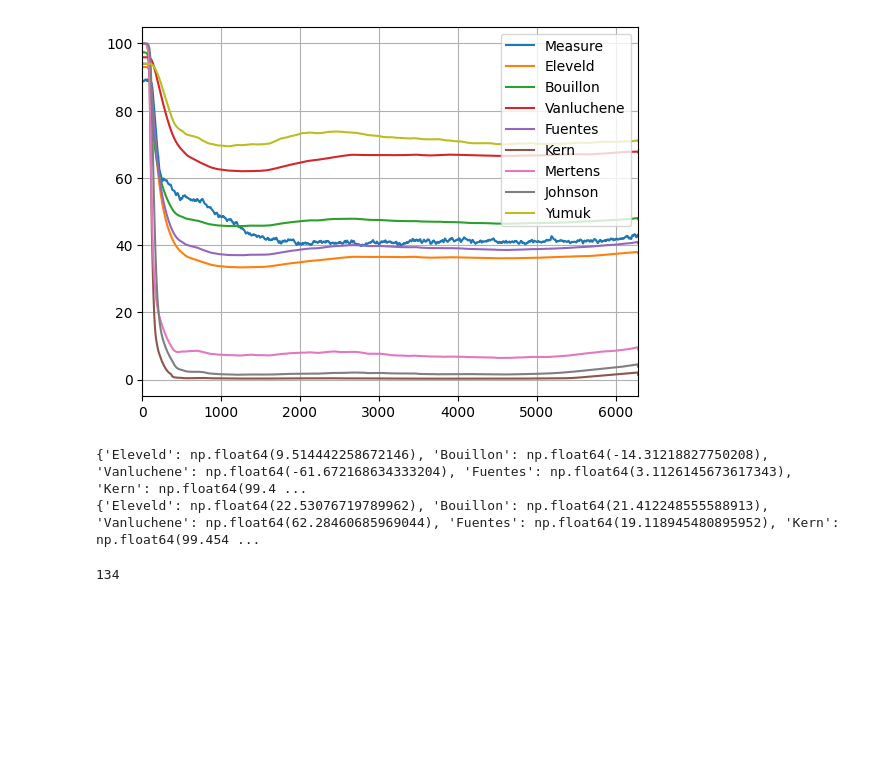
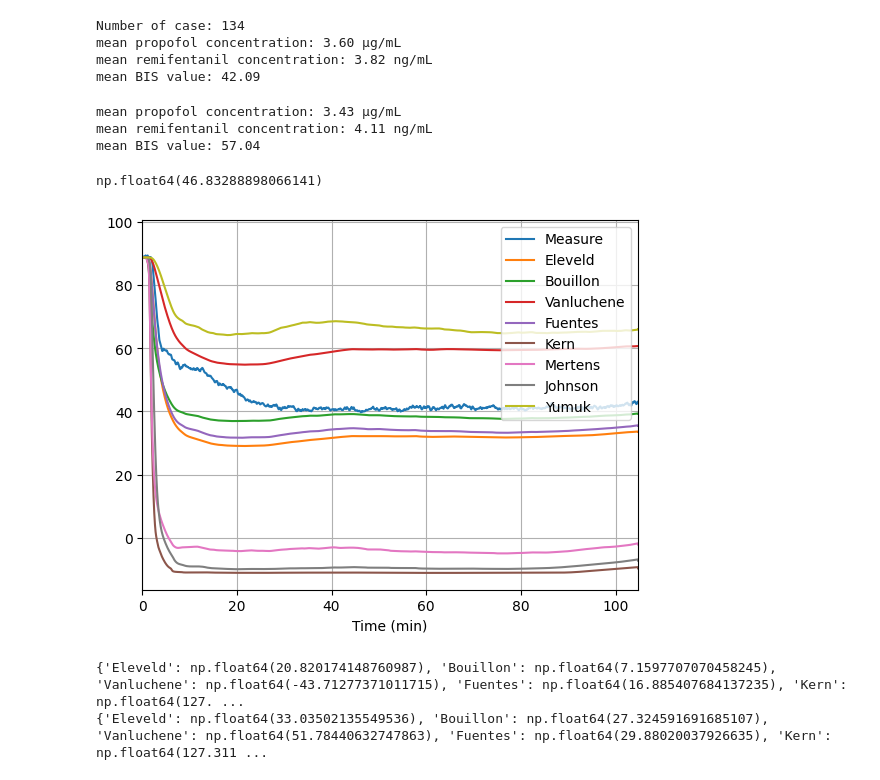
Before and after one commit to AnesthesiaSimulation/stimuli_effect_identification, a Jupyter notebook: scripts/bis_model_comparison.ipynb, the cells around one changed output. Saved outputs shown, nothing was run; the diff lists cells and outputs as text; code cells hidden in the pictures; blank space fills up the shorter version.

```diff
--- a/scripts/bis_model_comparison.ipynb
+++ b/scripts/bis_model_comparison.ipynb
@@ -9,6 +9,30 @@ data = pd.read_csv('data/database.csv')
 data.rename(columns={'BIS_Eleveld': 'BIS_sim'}, inplace=True)
 data['TPR'] = (data['MAP'] / (data['HR'] * data['SV'])).clip(0, 0.04)
 data['TPR_sim'] = (data['MAP_sim'] / (data['HR_sim'] * data['SV_sim'])).clip(0, 0.04)
+print(f"Number of case: {data.caseid.nunique()}")
+
+print(f"mean propofol concentration: {data['Ce_prop'].median():.2f} µg/mL")
+print(f"mean remifentanil concentration: {data['Ce_remi'].median():.2f} ng/mL")
+print(f"mean BIS value: {data['BIS'].median():.2f}")
+# %% [output]
+Number of case: 134
+mean propofol concentration: 3.60 µg/mL
+mean remifentanil concentration: 3.82 ng/mL
+mean BIS value: 42.09
+# %%
+data_induction = data.query('Time<600 & Time>300')
+
+print(f"mean propofol concentration: {data_induction['Ce_prop'].median():.2f} µg/mL")
+print(f"mean remifentanil concentration: {data_induction['Ce_remi'].median():.2f} ng/mL")
+print(f"mean BIS value: {data_induction['BIS'].median():.2f}")
+# %% [output]
+mean propofol concentration: 3.43 µg/mL
+mean remifentanil concentration: 4.11 ng/mL
+mean BIS value: 57.04
+# %%
+data.bis_base.mean()
+# %% [output]
+np.float64(46.83288898066141)
 # %%
 available_bis_model = [
     'Eleveld',
@@ -21,36 +45,37 @@ available_bis_model = [
     'Yumuk',
     ]
 for model in available_bis_model:
-    if model=='Eleveld':
-        bis = []
-        for caseid, data_case in data.groupby('caseid'):
-            bis_model = pas.BIS_model(hill_model=model, age=data_case['age'].iloc[0])
-            bis_case = bis_model.compute_bis(data_case['Ce_prop'].values, data_case['Ce_remi'].values)
-            bis+=list(bis_case)
-    else:
-        bis_model = pas.BIS_model(hill_model=model)
-        bis = bis_model.compute_bis(data['Ce_prop'].values, data['Ce_remi'].values)
+    bis = []
+    for caseid, data_case in data.groupby('caseid'):
+        bis_model = pas.BIS_model(hill_model=model, age=data_case['age'].iloc[0])
+        e0_init = bis_model.E0
+        bis_model.E0 = data_case['BIS'].iloc[0]
+        # bis_model.Emax *= bis_model.E0 / e0_init
+        bis_case = bis_model.compute_bis(data_case['Ce_prop'].values, data_case['Ce_remi'].values)
+        bis+=list(bis_case)
     data.insert(0, f"BIS_{model}", bis)
 # %%
 min_case_duration = data.groupby('caseid')['Time'].max().min()
 
 data['Time'] = data.groupby('caseid')['Time'].transform(lambda x: x - x.min())
 intub_median = np.median(data['intubation_time'].unique())
 opstart_median = np.median(data['opstart'].unique())
 bis_mean = data.groupby("Time")["BIS"].mean()
 bis_std = data.groupby("Time")["BIS"].std()
-x = bis_mean.index
+x = bis_mean.index/60
 plt.plot(x, bis_mean, label='Measure')
 for model in available_bis_model:
     bis_mean = data.groupby("Time")[f"BIS_{model}"].mean().values
     plt.plot(x, bis_mean, label=model)
 
 plt.grid()
 plt.legend(prop={'size': 10}, loc=1)
-plt.xlim([0,min_case_duration])
+plt.xlim([0,min_case_duration/60])
+plt.xlabel('Time (min)')
+plt.savefig('output/bis_comparison.pdf', dpi=300)
 plt.show()
 # %% [output]
-[figure, old version]
+[figure, new version]
 # %%
 mdpe_model = {}
 mdape_model = {}
@@ -75,9 +100,5 @@ for model in available_bis_model:
 print(mdpe_model)
 print(mdape_model)
 # %% [output]
-{'Eleveld': np.float64(9.514442258672146), 'Bouillon': np.float64(-14.31218827750208), 'Vanluchene': np.float64(-61.672168634333204), 'Fuentes': np.float64(3.1126145673617343), 'Kern': np.float64(99.4 ...
-{'Eleveld': np.float64(22.53076719789962), 'Bouillon': np.float64(21.412248555588913), 'Vanluchene': np.float64(62.28460685969044), 'Fuentes': np.float64(19.118945480895952), 'Kern': np.float64(99.454 ...
+{'Eleveld': np.float64(20.820174148760987), 'Bouillon': np.float64(7.1597707070458245), 'Vanluchene': np.float64(-43.71277371011715), 'Fuentes': np.float64(16.885407684137235), 'Kern': np.float64(127. ...
+{'Eleveld': np.float64(33.03502135549536), 'Bouillon': np.float64(27.324591691685107), 'Vanluchene': np.float64(51.78440632747863), 'Fuentes': np.float64(29.88020037926635), 'Kern': np.float64(127.311 ...
-# %%
-data.caseid.nunique()
-# %% [output]
-134
```
Also changed, not shown: 4 other files.
